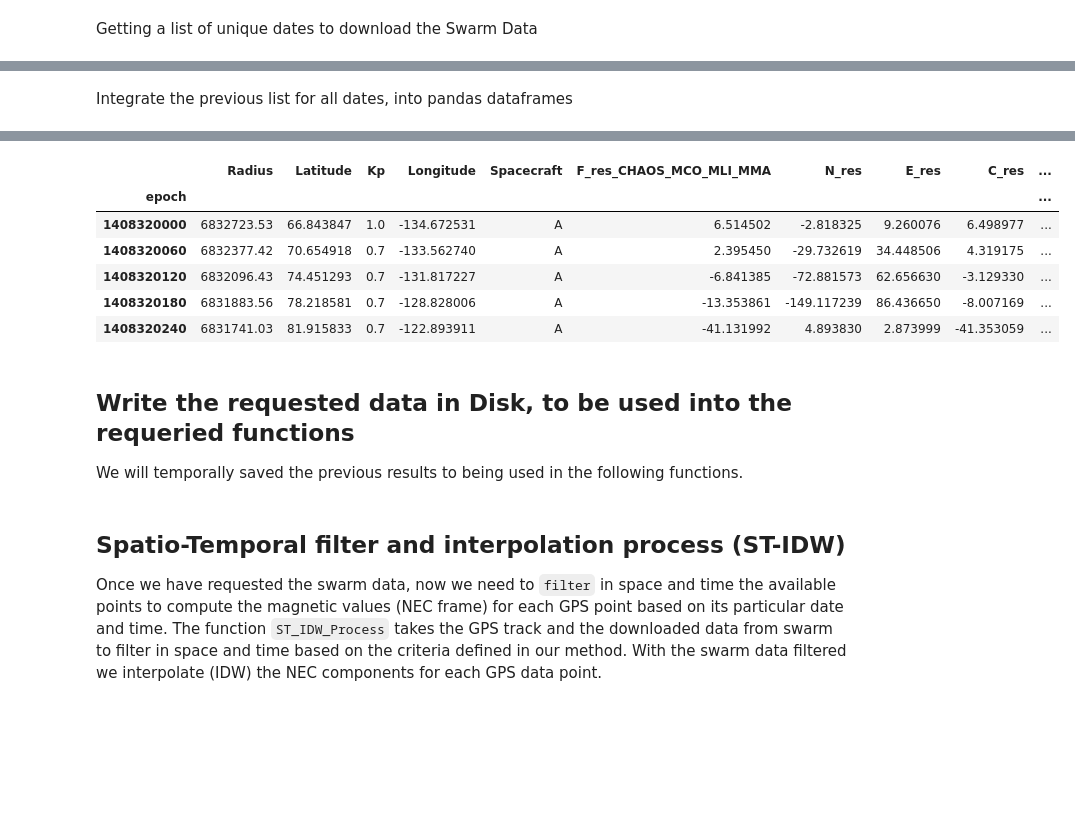
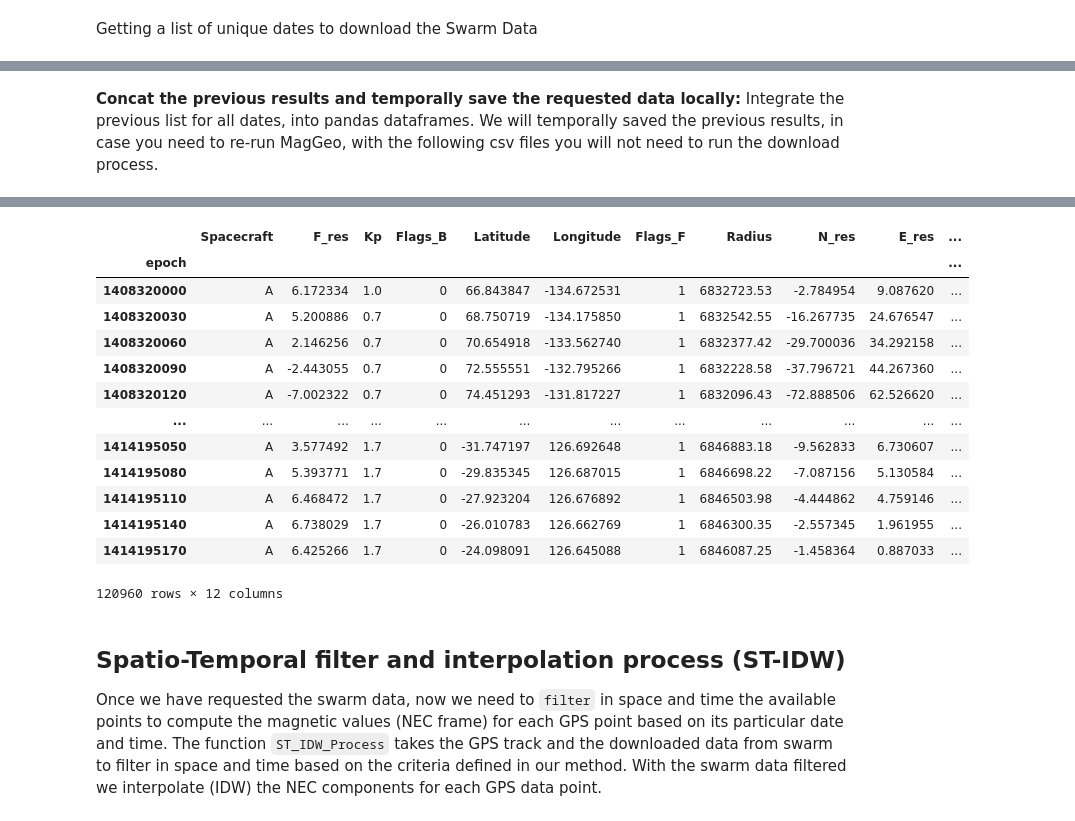
Before and after one commit to MagGeo/MagGeo, a Jupyter notebook: MagGeo - Sequential Mode.ipynb, the cells around one changed output, grey strips where cells are left out. Cells and saved outputs as stored; diff of their text form; code cells hidden in the pictures; blank space fills up the shorter version.

```diff
--- a/MagGeo - Sequential Mode.ipynb
+++ b/MagGeo - Sequential Mode.ipynb
@@ -56,10 +66,12 @@ The following steps will load the GPS track from a csv file, and set some requir
 # %%
+#Make sure the csv file of your trackectory is stored in the Data folder.
 #Enter the name of your GPS track csv file including the extension .csv  and press Enter (e.g. BirdGPSTrajectory.csv)
+os.chdir(r"./data")
 gpsfilename=input("What is the name of your .csv file?: ")
 Lat=input("Enter the name of your Latitude column?: ")
 Long=input("Enter the name of your Longitud column?: ")
 DateTime=input("Enter the date and time column name?: ")
-altitude = input("Enter the Altitude column name?, if you dont have it just press Enter:")
+altitude = input("Enter the Altitude column name?, if you don't have the altitude column, just press Enter: ") # in KM
 #If your csv track file doesnt not have any altitude attribute, MagGeo will use sea level as your altitude (i.e., 0 Km).
 # %% [output]
 What is the name of your .csv file?: BirdGPSTrajectory.csv
@@ -70,9 +81,0 @@ Enter the altitude column name?, if you dont have it just press Enter:height
-# %%
-os.chdir(r"./data")
-def getGPSData():
-    if altitude == '':
-        nfp = pd.read_csv(gpsfilename, parse_dates=[0], encoding='utf-8', dayfirst=True, usecols=[Lat, Long, DateTime])
-        nfp['gpsAltitude'] = 0
-    else:
-        nfp = pd.read_csv(gpsfilename, parse_dates=[0], encoding='utf-8', dayfirst=True, usecols=[Lat, Long, DateTime, altitude])
-    return nfp
@@ -121,0 +82,6 @@ GPSData.head()
+# %%
+# Here MagGeo is reading your CSV file, taking the Lat, Long, Date&Time and Altitutes attributes and compute, some aditional attrubutes we need to the annotation process.
+# Setting the date and time attributes for the required format and computing the epoch column. Values like Maximum and Minimun Date and time are also calculated.
+GPSData = getGPSData(gpsfilename,Lat,Long,DateTime,altitude)
+os.chdir(r"../")
+GPSData
@@ -206,8 +197,14 @@ for d in uniquelist_dates:
-# %% [markdown]
-Integrate the previous list for all dates, into pandas dataframes
+# %% [markdown]
+**Concat the previous results and temporally save the requested data locally:** Integrate the previous list for all dates, into pandas dataframes. We will temporally saved the previous results, in case you need to re-run MagGeo, with the following csv files you will not need to run the download process.
 # %%
+%%time
+os.chdir(r"./temp_data")
 TotalSwarmRes_A = pd.concat(listdfa, join='outer', axis=0)
+TotalSwarmRes_A.to_csv ('TotalSwarmRes_A.csv', header=True)
 TotalSwarmRes_B = pd.concat(listdfb, join='outer', axis=0)
+TotalSwarmRes_B.to_csv ('TotalSwarmRes_B.csv', header=True)
 TotalSwarmRes_C = pd.concat(listdfc, join='outer', axis=0)
-TotalSwarmRes_A.head()
+TotalSwarmRes_C.to_csv ('TotalSwarmRes_C.csv', header=True)
+os.chdir(r"../")
+TotalSwarmRes_A #If you need to take a look of the Swarm Data, you can print TotalSwarmRes_B, or TotalSwarmRes_C
 # %% [output]
@@ -214,11 +212,14 @@ TotalSwarmRes_A.head()
-|  | Radius | Latitude | Kp | Longitude | Spacecraft | F_res_CHAOS_MCO_MLI_MMA | N_res | E_res | C_res | ... |
-| epoch |  |  |  |  |  |  |  |  |  | ... |
-| 1408320000 | 6832723.53 | 66.843847 | 1.0 | -134.672531 | A | 6.514502 | -2.818325 | 9.260076 | 6.498977 | ... |
-| 1408320060 | 6832377.42 | 70.654918 | 0.7 | -133.562740 | A | 2.395450 | -29.732619 | 34.448506 | 4.319175 | ... |
-| 1408320120 | 6832096.43 | 74.451293 | 0.7 | -131.817227 | A | -6.841385 | -72.881573 | 62.656630 | -3.129330 | ... |
-| 1408320180 | 6831883.56 | 78.218581 | 0.7 | -128.828006 | A | -13.353861 | -149.117239 | 86.436650 | -8.007169 | ... |
-| 1408320240 | 6831741.03 | 81.915833 | 0.7 | -122.893911 | A | -41.131992 | 4.893830 | 2.873999 | -41.353059 | ... |
+|  | Spacecraft | F_res | Kp | Flags_B | Latitude | Longitude | Flags_F | Radius | N_res | E_res | ... |
+| epoch |  |  |  |  |  |  |  |  |  |  | ... |
+| 1408320000 | A | 6.172334 | 1.0 | 0 | 66.843847 | -134.672531 | 1 | 6832723.53 | -2.784954 | 9.087620 | ... |
+| 1408320030 | A | 5.200886 | 0.7 | 0 | 68.750719 | -134.175850 | 1 | 6832542.55 | -16.267735 | 24.676547 | ... |
+| 1408320060 | A | 2.146256 | 0.7 | 0 | 70.654918 | -133.562740 | 1 | 6832377.42 | -29.700036 | 34.292158 | ... |
+| 1408320090 | A | -2.443055 | 0.7 | 0 | 72.555551 | -132.795266 | 1 | 6832228.58 | -37.796721 | 44.267360 | ... |
+| 1408320120 | A | -7.002322 | 0.7 | 0 | 74.451293 | -131.817227 | 1 | 6832096.43 | -72.888506 | 62.526620 | ... |
+| ... | ... | ... | ... | ... | ... | ... | ... | ... | ... | ... | ... |
+| 1414195050 | A | 3.577492 | 1.7 | 0 | -31.747197 | 126.692648 | 1 | 6846883.18 | -9.562833 | 6.730607 | ... |
+| 1414195080 | A | 5.393771 | 1.7 | 0 | -29.835345 | 126.687015 | 1 | 6846698.22 | -7.087156 | 5.130584 | ... |
+| 1414195110 | A | 6.468472 | 1.7 | 0 | -27.923204 | 126.676892 | 1 | 6846503.98 | -4.444862 | 4.759146 | ... |
+| 1414195140 | A | 6.738029 | 1.7 | 0 | -26.010783 | 126.662769 | 1 | 6846300.35 | -2.557345 | 1.961955 | ... |
+| 1414195170 | A | 6.425266 | 1.7 | 0 | -24.098091 | 126.645088 | 1 | 6846087.25 | -1.458364 | 0.887033 | ... |
+120960 rows × 12 columns
-# %% [markdown]
-## Write the requested data in Disk, to be used into the requeried functions
-
-We will temporally saved the previous results to being used in the following functions.
```
Also changed, not shown: parts of 33 cells of this notebook, 10 other files.
